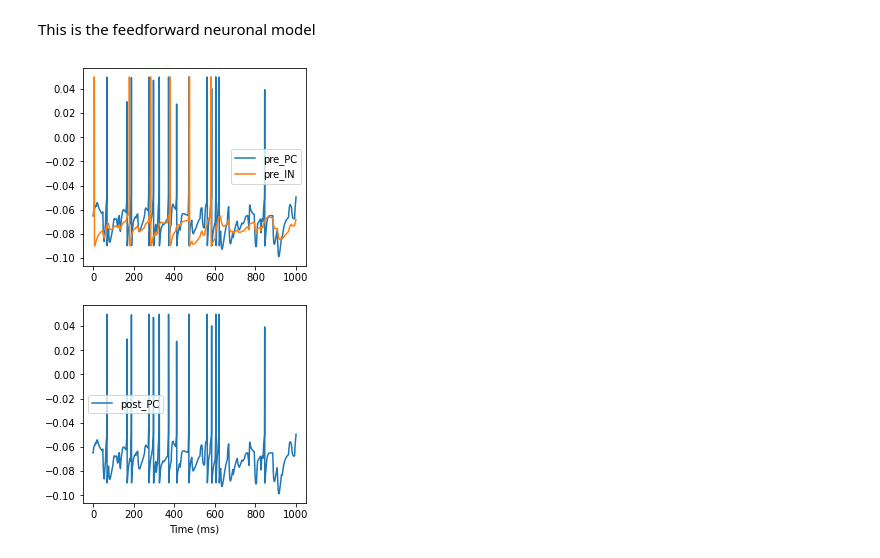
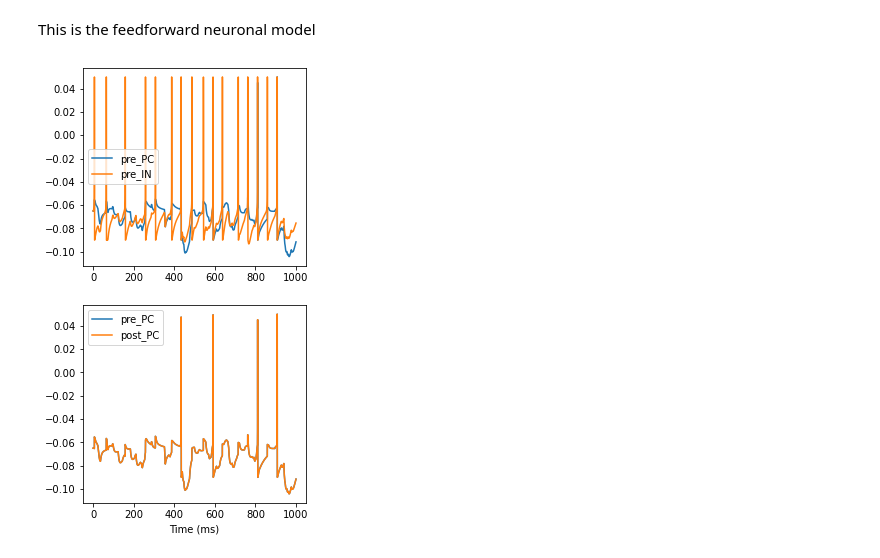
Before and after one commit to LaurenKeizer/Stage_code, a Jupyter notebook: FeedForward.ipynb, the cells around one changed output. Drawn from its saved outputs; the diff is of its cells as text; code cells hidden in the pictures.

Commit message:
Gedaan dat er geen I_inj is in neuronen en test aangemaakt

```diff
--- a/FeedForward.ipynb
+++ b/FeedForward.ipynb
@@ -43,40 +44,45 @@ IN_i = 11
 [input_theory, dynamic_theory, hidden_state] = make_dynamic_experiments(qon_qoff_type, baseline, tau_PC, factor_ron_roff, mean_firing_rate_PC, sampling_rate, duration_PC)
 inj_input = scale_input_theory(input_theory, 'current', 0, scales['CC_IN'], dt)
 # %%
-from models.currentmodel import Barrel_PC, Barrel_IN
 start_scope()
+net = Network()
+
 #Initialising the neuron classes
 PC = Barrel_PC(dt=dt)
 IN = Barrel_IN(dt=dt)
 #Getting the neurongroups
 PC_neuron = PC.getNeurongroup()
+PC_neuron_ref = PC.getNeurongroup() #making a reference neuron
 IN_neuron = IN.getNeurongroup()
 #adding the neurons to the network
-net = Network(PC_neuron, IN_neuron)
+net.add(PC_neuron, IN_neuron, PC_neuron_ref)
+
 #getting the statemonitors from befor the connection
-pre_PC_M = StateMonitor(PC_neuron, 'v', record=True)
+PC_M_ref = StateMonitor(PC_neuron_ref, 'v', record=True)
 IN_M = StateMonitor(IN_neuron, 'v', record=True)
-net.add(pre_PC_M, IN_M)
+net.add(PC_M_ref, IN_M)
 #making the synapse
 
 param = PC.getNamespace().update(IN.getNamespace()) #getting all the parameters for in the synapse
-syn = Synapses(IN_neuron, PC_neuron, on_pre='''v_post += 0.5*mV''', namespace = param)
+syn = Synapses(IN_neuron, PC_neuron, on_pre='''v_post += 10*mV''', namespace = param)
 
 syn.connect()
 
-post_PC_M = StateMonitor(PC_neuron, 'v', record=True)
-net.add(syn, post_PC_M)
+PC_M = StateMonitor(PC_neuron, 'v', record=syn)
+net.add(syn, PC_M)
 
 run(1*second)
 # %%
 figure(figsize=(4, 8))
 subplot(211)
-plot(pre_PC_M.t/ms, pre_PC_M.v[0], label='pre_PC')
+plot(PC_M_ref.t/ms, PC_M_ref.v[0], label='pre_PC')
 plot(IN_M.t/ms, IN_M.v[0], label="pre_IN")
 legend()
+
 subplot(212)
-plot(post_PC_M.t/ms, post_PC_M.v[0], label="post_PC")
+plot(PC_M_ref.t/ms, PC_M_ref.v[0], label='pre_PC')
+plot(PC_M.t/ms, PC_M.v[0], label="post_PC")
 legend(loc='best')
 xlabel('Time (ms)');
 # %% [output]
-[figure, old version]
+[figure, new version]
```
Also changed, not shown: parts of 6 cells of this notebook, 3 other files.
